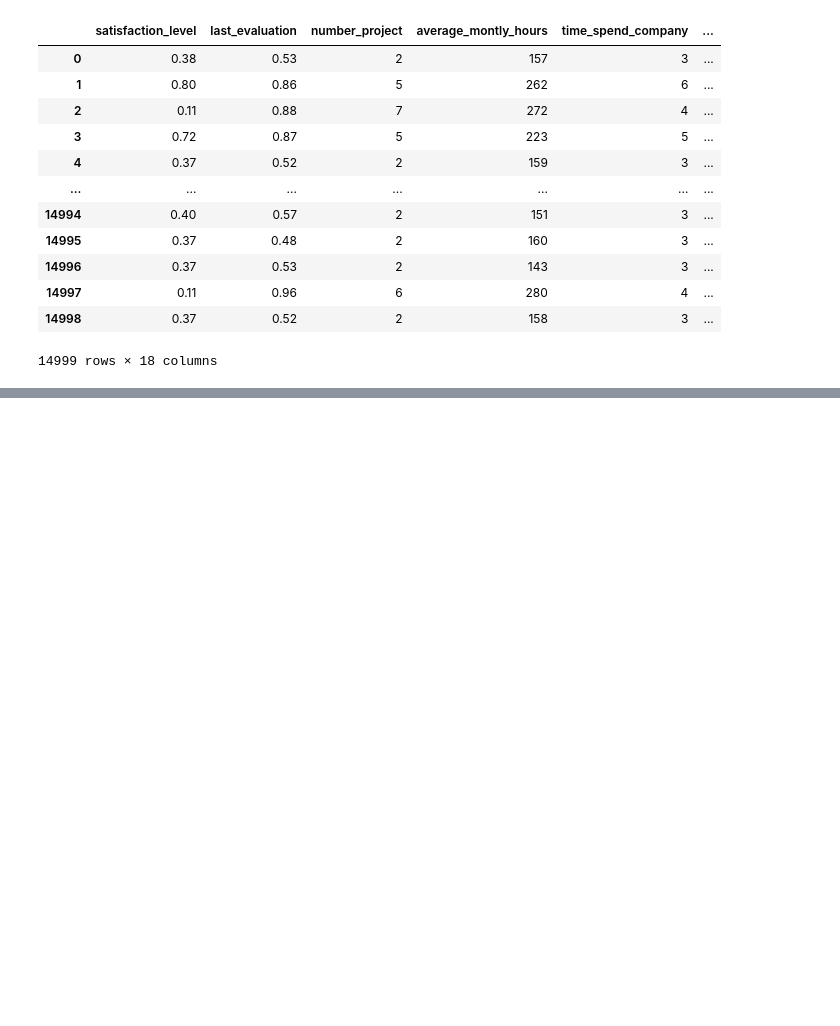
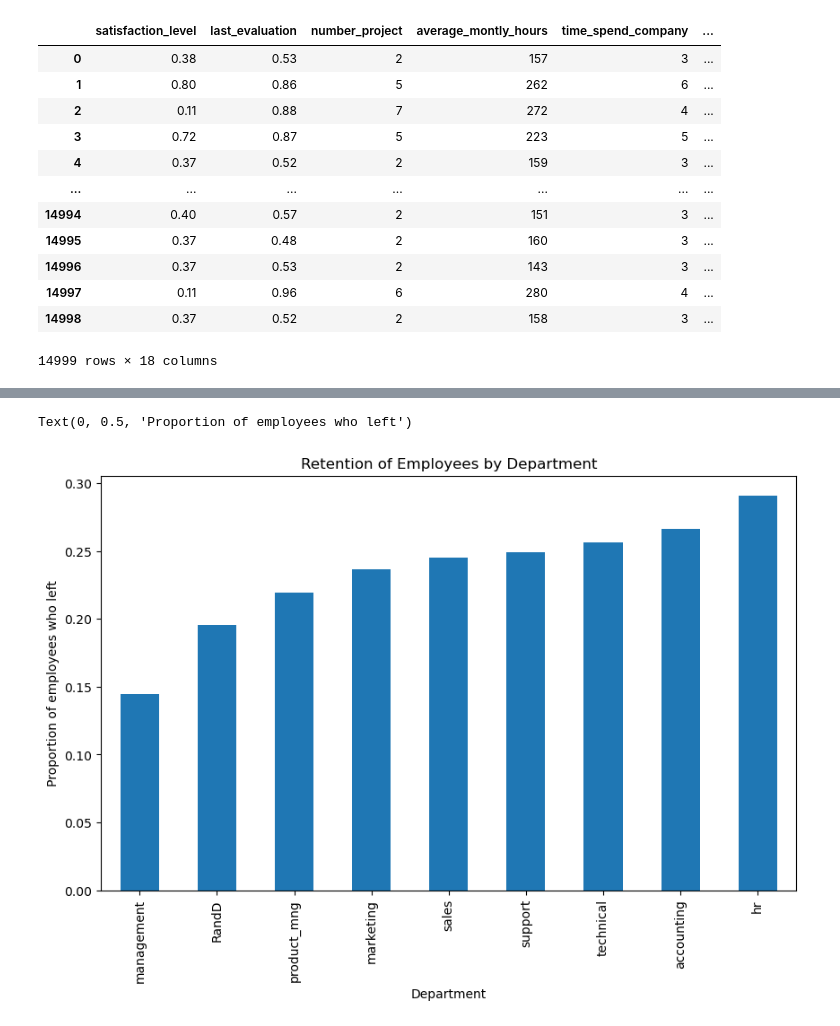
Before and after one commit to Jahnavi-Kalla/predictive-hr, a Jupyter notebook: Commit.ipynb, the cells around one changed output, grey strips where cells are left out. Cells and saved outputs as stored; diff of their text form; code cells hidden in the pictures; blank space fills up the shorter version.

```diff
--- a/Commit.ipynb
+++ b/Commit.ipynb
@@ -165,0 +178,3 @@ Name: count, dtype: int64
+# %%
+dept_columns = [col for col in df.columns if 'Department_' in col]
+dept_columns
@@ -165,0 +191,4 @@ Name: count, dtype: int64
+# %%
+#Creating department column for knowing the relation with the left column
+df['Department'] = df[dept_columns].idxmax(axis=1).str.replace('Department_','')
+df
@@ -165,0 +209,21 @@ Name: count, dtype: int64
+# %%
+#Groupby retention-Department
+#This gives the proportion of employees who left the company from each department
+dept_reten = df.groupby('Department')['left'].mean().sort_values()
+
+dept_reten.plot(kind='bar', figsize=(10,6))
+plt.title('Retention of Employees by Department')
+plt.xlabel('Department')
+plt.ylabel('Proportion of employees who left')#Groupby Retention Salary
+dept_sal = df.groupby('salary')['left'].mean().sort_values()
+
+salary_mapping = {1:'Low', 2:'medium', 3:'High'}
+dept_sal.index = dept_sal.index.map(salary_mapping)
+
+dept_sal.plot(kind='bar', figsize=(10,6))
+plt.title('Retention of employees by salary')
+plt.xlabel('Salary')
+plt.ylabel('Proportion of employees who left')
+# %% [output]
+Text(0, 0.5, 'Proportion of employees who left')
+[figure, added]
```
Also changed, not shown: parts of 21 cells of this notebook.
